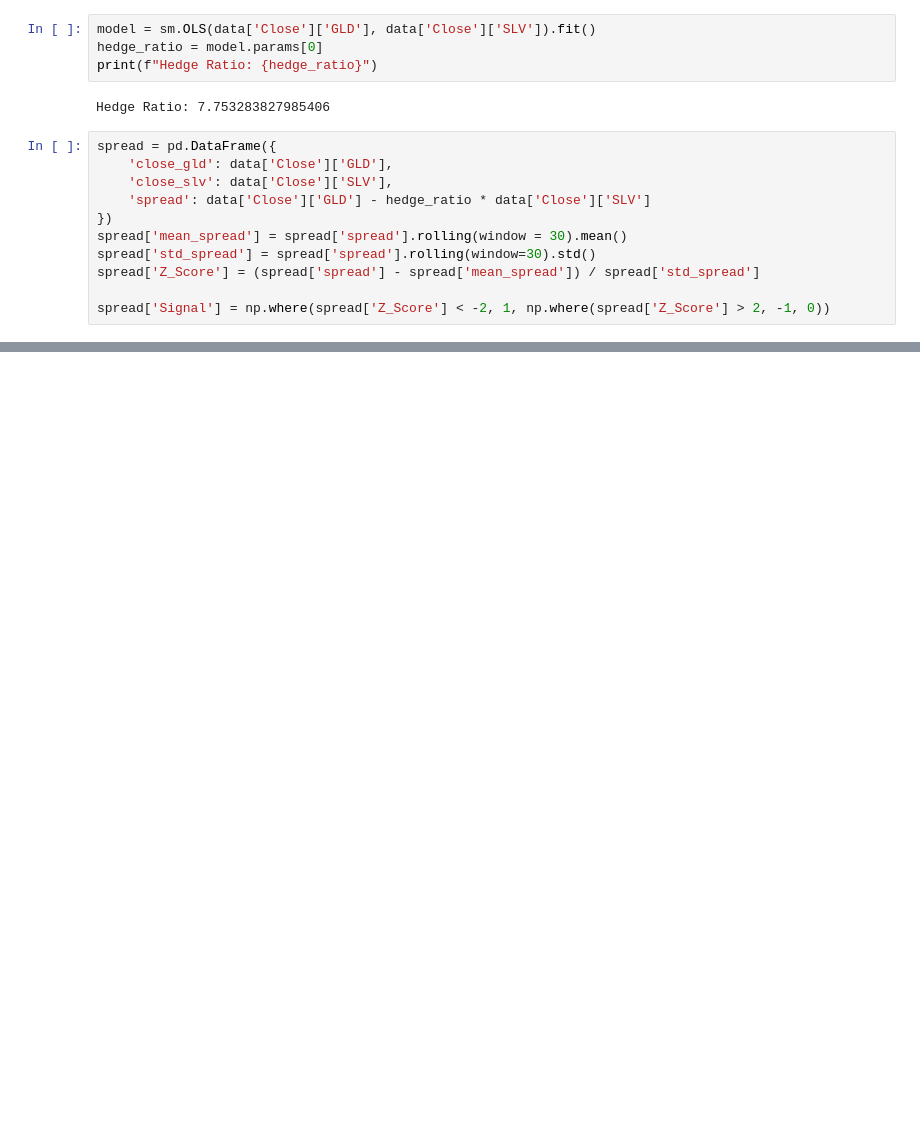
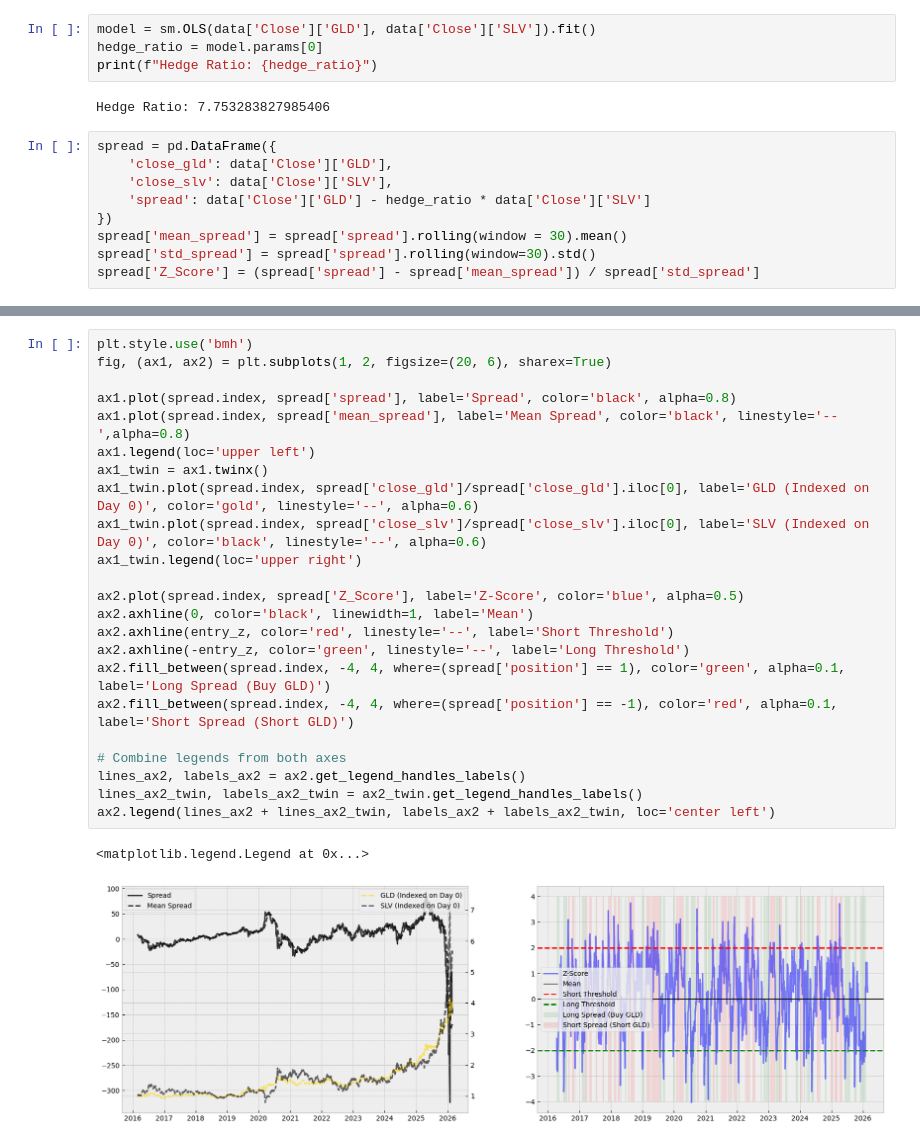
Before and after one commit to pearchew/learning_project, a Jupyter notebook: pairs_trading.ipynb, the cells around one changed output, grey strips where cells are left out. Cells and saved outputs as stored; diff of their text form; blank space fills up the shorter version.

```diff
--- a/pairs_trading.ipynb
+++ b/pairs_trading.ipynb
@@ -132,5 +132,3 @@ spread = pd.DataFrame({
 spread['mean_spread'] = spread['spread'].rolling(window = 30).mean()
 spread['std_spread'] = spread['spread'].rolling(window=30).std()
 spread['Z_Score'] = (spread['spread'] - spread['mean_spread']) / spread['std_spread']
-
-spread['Signal'] = np.where(spread['Z_Score'] < -2, 1, np.where(spread['Z_Score'] > 2, -1, 0))
@@ -136,0 +159,26 @@ spread['Signal'] = np.where(spread['Z_Score'] < -2, 1, np.where(spread['Z_Score'
+# %%
+plt.style.use('bmh')
+fig, (ax1, ax2) = plt.subplots(1, 2, figsize=(20, 6), sharex=True)
+
+ax1.plot(spread.index, spread['spread'], label='Spread', color='black', alpha=0.8)
+ax1.plot(spread.index, spread['mean_spread'], label='Mean Spread', color='black', linestyle='--',alpha=0.8)
+ax1.legend(loc='upper left')
+ax1_twin = ax1.twinx()
+ax1_twin.plot(spread.index, spread['close_gld']/spread['close_gld'].iloc[0], label='GLD (Indexed on Day 0)', color='gold', linestyle='--', alpha=0.6)
+ax1_twin.plot(spread.index, spread['close_slv']/spread['close_slv'].iloc[0], label='SLV (Indexed on Day 0)', color='black', linestyle='--', alpha=0.6)
+ax1_twin.legend(loc='upper right')
+
+ax2.plot(spread.index, spread['Z_Score'], label='Z-Score', color='blue', alpha=0.5)
+ax2.axhline(0, color='black', linewidth=1, label='Mean')
+ax2.axhline(entry_z, color='red', linestyle='--', label='Short Threshold')
+ax2.axhline(-entry_z, color='green', linestyle='--', label='Long Threshold')
+ax2.fill_between(spread.index, -4, 4, where=(spread['position'] == 1), color='green', alpha=0.1, label='Long Spread (Buy GLD)')
+ax2.fill_between(spread.index, -4, 4, where=(spread['position'] == -1), color='red', alpha=0.1, label='Short Spread (Short GLD)')
+
+# Combine legends from both axes
+lines_ax2, labels_ax2 = ax2.get_legend_handles_labels()
+lines_ax2_twin, labels_ax2_twin = ax2_twin.get_legend_handles_labels()
+ax2.legend(lines_ax2 + lines_ax2_twin, labels_ax2 + labels_ax2_twin, loc='center left')
+# %% [output]
+<matplotlib.legend.Legend at 0x...>
+[figure, added]
```
Also changed, not shown: parts of 5 cells of this notebook, 1 other file.
